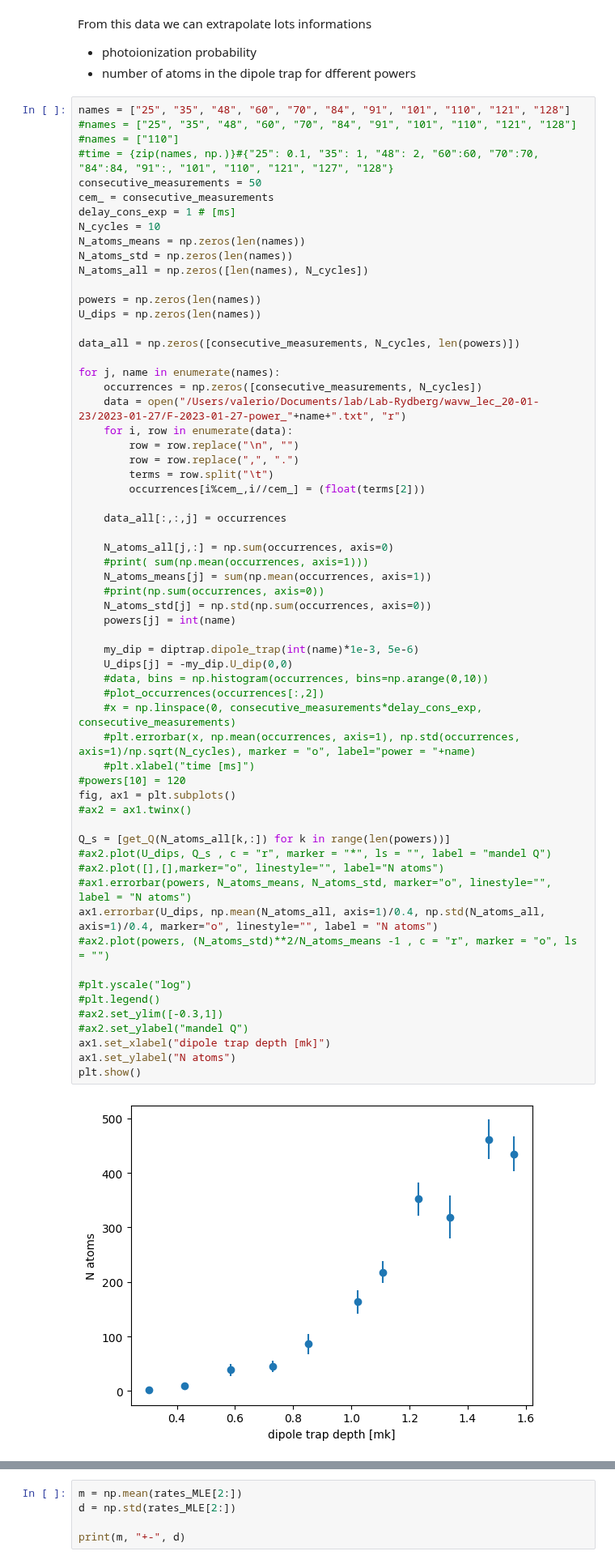
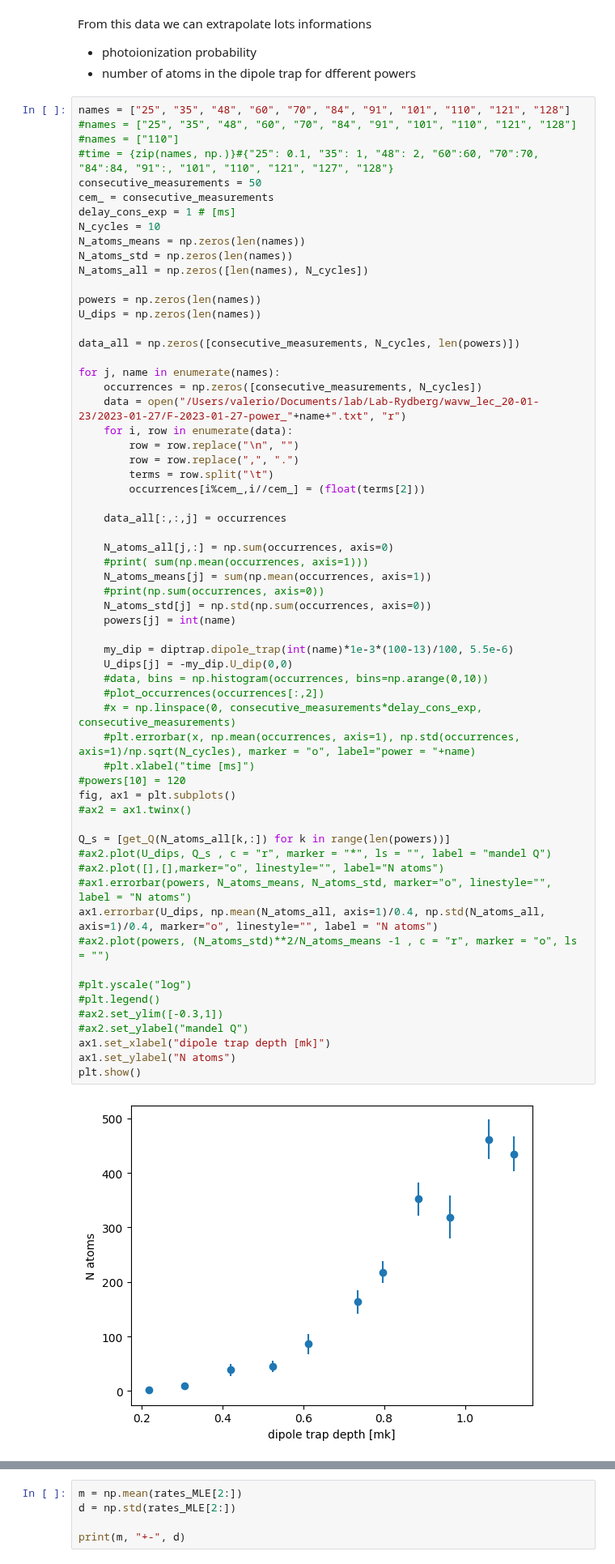
Before and after one commit to Valerio-Amico/Lab-Rydberg, a Jupyter notebook: dipolar_trap/cross_section_experiment_27_01_23.ipynb, the cells around one changed output, grey strips where cells are left out. Shown at 81% size. Saved outputs shown, nothing was run; the diff lists cells and outputs as text.

```diff
--- a/dipolar_trap/cross_section_experiment_27_01_23.ipynb
+++ b/dipolar_trap/cross_section_experiment_27_01_23.ipynb
@@ -161,35 +161,35 @@ for j, name in enumerate(names):
     N_atoms_means[j] = sum(np.mean(occurrences, axis=1))
     #print(np.sum(occurrences, axis=0))
     N_atoms_std[j] = np.std(np.sum(occurrences, axis=0))
     powers[j] = int(name)
 
-    my_dip = diptrap.dipole_trap(int(name)*1e-3, 5e-6)
+    my_dip = diptrap.dipole_trap(int(name)*1e-3*(100-13)/100, 5.5e-6)
     U_dips[j] = -my_dip.U_dip(0,0)
     #data, bins = np.histogram(occurrences, bins=np.arange(0,10))
     #plot_occurrences(occurrences[:,2])
     #x = np.linspace(0, consecutive_measurements*delay_cons_exp, consecutive_measurements)
     #plt.errorbar(x, np.mean(occurrences, axis=1), np.std(occurrences, axis=1)/np.sqrt(N_cycles), marker = "o", label="power = "+name)
     #plt.xlabel("time [ms]")
 #powers[10] = 120
 fig, ax1 = plt.subplots()
 #ax2 = ax1.twinx()
 
 Q_s = [get_Q(N_atoms_all[k,:]) for k in range(len(powers))]
 #ax2.plot(U_dips, Q_s , c = "r", marker = "*", ls = "", label = "mandel Q")
 #ax2.plot([],[],marker="o", linestyle="", label="N atoms")
 #ax1.errorbar(powers, N_atoms_means, N_atoms_std, marker="o", linestyle="", label = "N atoms")
 ax1.errorbar(U_dips, np.mean(N_atoms_all, axis=1)/0.4, np.std(N_atoms_all, axis=1)/0.4, marker="o", linestyle="", label = "N atoms")
 #ax2.plot(powers, (N_atoms_std)**2/N_atoms_means -1 , c = "r", marker = "o", ls = "")
 
 #plt.yscale("log")
 #plt.legend()
 #ax2.set_ylim([-0.3,1])
 #ax2.set_ylabel("mandel Q")
 ax1.set_xlabel("dipole trap depth [mk]")
 ax1.set_ylabel("N atoms")
 plt.show()
 # %% [output]
-[figure, old version]
+[figure, new version]
 # %%
 from scipy.optimize import minimize
 
```
Also changed, not shown: parts of 4 cells of this notebook, 7 other files.
